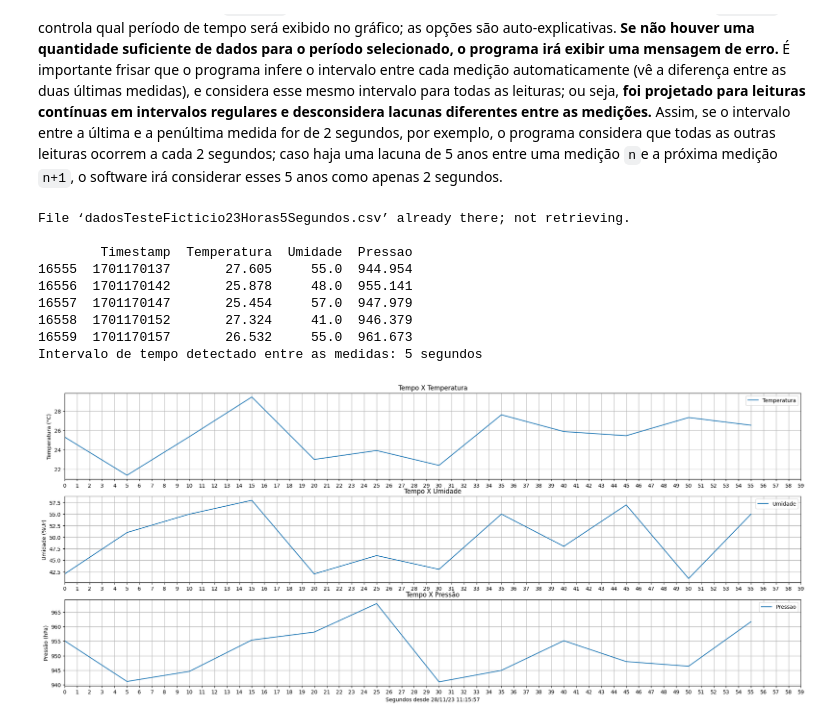
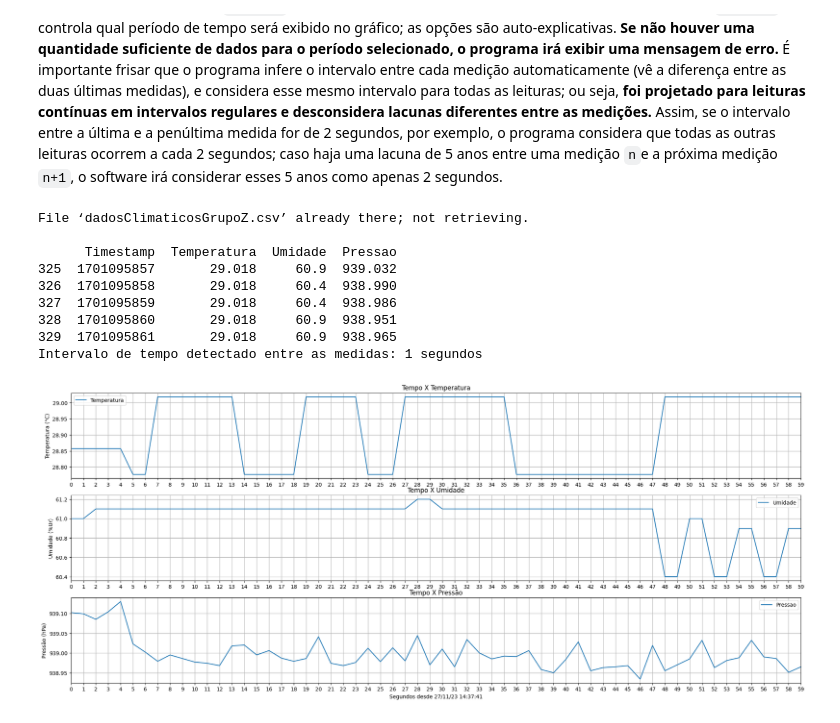
Before and after one commit to RodolfoHRE/trab_redes, a Jupyter notebook: coleta_dados_climaticos.ipynb, the cells around one changed output. Drawn from its saved outputs; the diff is of its cells as text; code cells hidden in the pictures.

```diff
--- a/coleta_dados_climaticos.ipynb
+++ b/coleta_dados_climaticos.ipynb
@@ -229,9 +240,9 @@ O parâmetro `periodo` controla qual período de tempo será exibido no gráfico
 # EXIBIÇÃO DE DADOS
 
 # Define o menu
-tipo_upload = 'google_drive' #@param ['direto', 'google_drive', 'url'] {allow-input: false}
+tipo_upload = 'url' #@param ['direto', 'google_drive', 'url'] {allow-input: false}
 caminho_no_gdrive = 'Escola/RCOC6/Trabalho 2/dadosTesteFicticio.csv' #@param {type: 'string'}
-url_csv = 'https://gist.githubusercontent.com/VictorPLopes/e801e5d97097686022628f3755f69ed0/raw/bd03e8a8022a2ec26e760e7bd3b00e28ef8c258f/dadosTesteFicticio23Horas5Segundos.csv' #@param {type: 'string'}
+url_csv = 'https://raw.githubusercontent.com/RolfE-HR/trab_redes/main/tests/dadosClimaticosGrupoZ.csv' #@param {type: 'string'}
 
 # Nome do arquivo carregado
 arquivo_upload = ""
@@ -264,7 +275,7 @@ print(f"Intervalo de tempo detectado entre as medidas: {delta_t} segundos")
 
 # Seleção do período para visualização dos dados
 #@markdown ---
-periodo = "Horas / Ultimo dia" #@param ["Segundos / Ultimo minuto", "Minutos / Ultima hora", "Horas / Ultimo dia", "Dias / Ultima semana"]
+periodo = "Segundos / Ultimo minuto" #@param ["Segundos / Ultimo minuto", "Minutos / Ultima hora", "Horas / Ultimo dia", "Dias / Ultima semana"]
 
 # Dicionário para conversão de segundos para o período selecionado
 dict_periodo = {
@@ -281,39 +292,39 @@ if df.shape[0] < (dict_periodo[periodo][0] // delta_t)*dict_periodo[periodo][1]:
 else:
     # Caso especial para os segundos
     if periodo == "Segundos / Ultimo minuto":
         # Pega o último minuto
         df_periodo = df.tail(dict_periodo[periodo][1] // delta_t)
         # Remove a coluna "Timestamp"
         df_periodo = df_periodo.drop(columns=["Timestamp"])
         # Adiciona um novo index com um incremento de delta_t
         df_periodo['Tempo'] = range(0, 60, delta_t)
         df_periodo.set_index('Tempo', inplace=True)
     else:
         # Agrupa os dados de acordo com o período selecionado e faz a média dos valores
         df_periodo = df.groupby(df.index // (dict_periodo[periodo][0] // delta_t)).mean().tail(dict_periodo[periodo][1])
         # Remove a coluna "Timestamp"
         df_periodo = df_periodo.drop(columns=["Timestamp"])
         # Cria uma coluna com o tempo em minutos/horas/dias
         df_periodo = df_periodo.reset_index(drop=True)
 
     # Converte o tempo t0
     t0 = datetime.fromtimestamp(t0).strftime("%d/%m/%y %H:%M:%S")
 
     # Plota os gráficos
     fig, axs = plt.subplots(3, 1)
     df_periodo.plot(y='Temperatura', ax=axs[0], title="Tempo X Temperatura", xlabel="", ylabel="Temperatura (°C)", xlim=[0,dict_periodo[periodo][1]-1], grid=True, xticks=range(0,dict_periodo[periodo][1]), figsize=(25,10))
     df_periodo.plot(y='Umidade', ax=axs[1], title="Tempo X Umidade", xlabel="", ylabel="Umidade (%Ur)", xlim=[0,dict_periodo[periodo][1]-1], grid=True, xticks=range(0,dict_periodo[periodo][1]), figsize=(25,10))
     df_periodo.plot(y='Pressao', ax=axs[2], title="Tempo X Pressão", xlabel=(dict_periodo[periodo][2] + t0), ylabel="Pressão (hPa)", xlim=[0,dict_periodo[periodo][1]-1], grid=True, xticks=range(0,dict_periodo[periodo][1]), figsize=(25,10))
     fig_manager = plt.get_current_fig_manager()
     plt.show()
 # %% [output]
-File ‘dadosTesteFicticio23Horas5Segundos.csv’ already there; not retrieving.
+File ‘dadosClimaticosGrupoZ.csv’ already there; not retrieving.
 
-        Timestamp  Temperatura  Umidade  Pressao
-16555  1701170137       27.605     55.0  944.954
-16556  1701170142       25.878     48.0  955.141
-16557  1701170147       25.454     57.0  947.979
-16558  1701170152       27.324     41.0  946.379
-16559  1701170157       26.532     55.0  961.673
-Intervalo de tempo detectado entre as medidas: 5 segundos
+      Timestamp  Temperatura  Umidade  Pressao
+325  1701095857       29.018     60.9  939.032
+326  1701095858       29.018     60.4  938.990
+327  1701095859       29.018     60.4  938.986
+328  1701095860       29.018     60.9  938.951
+329  1701095861       29.018     60.9  938.965
+Intervalo de tempo detectado entre as medidas: 1 segundos
-[figure, old version]
+[figure, new version]
```
Also changed, not shown: parts of 1 cell of this notebook.
